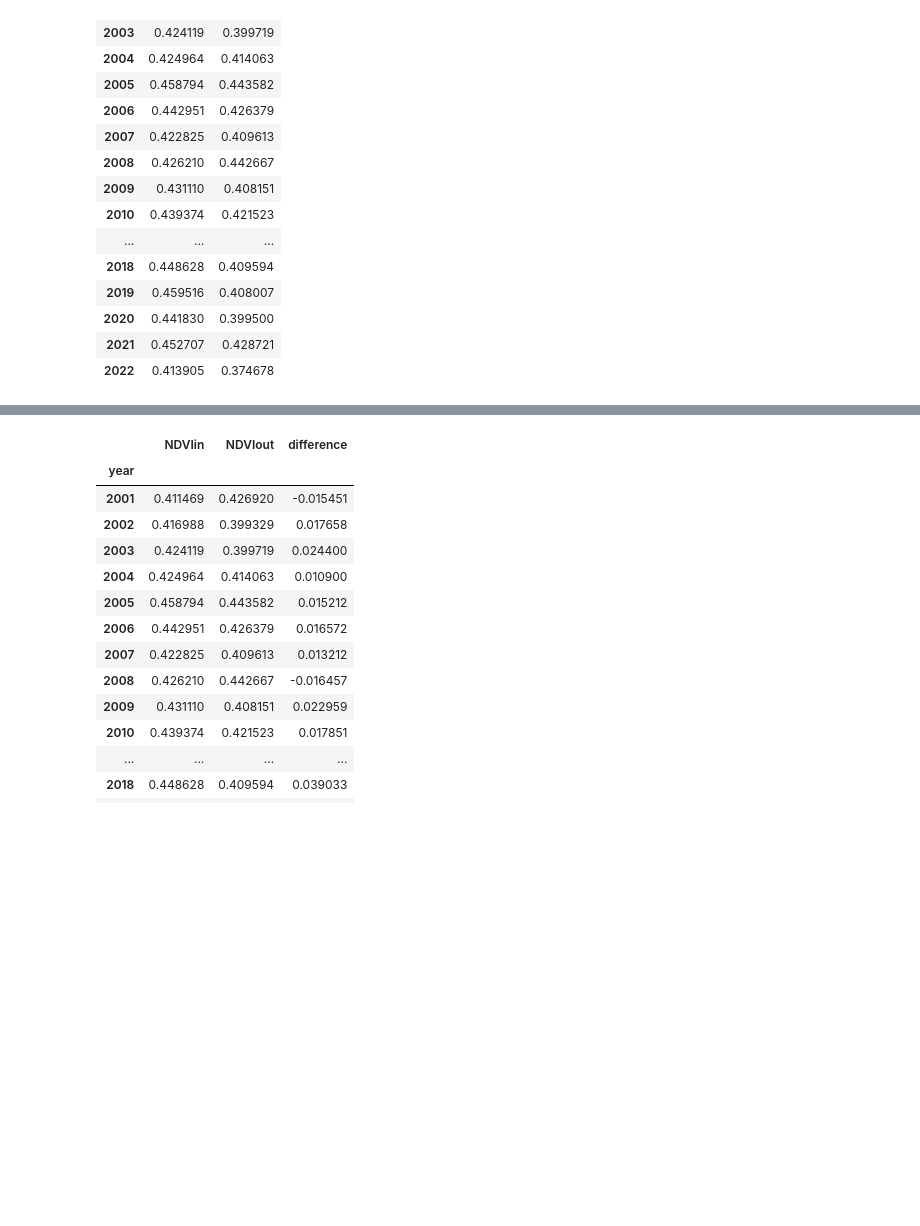
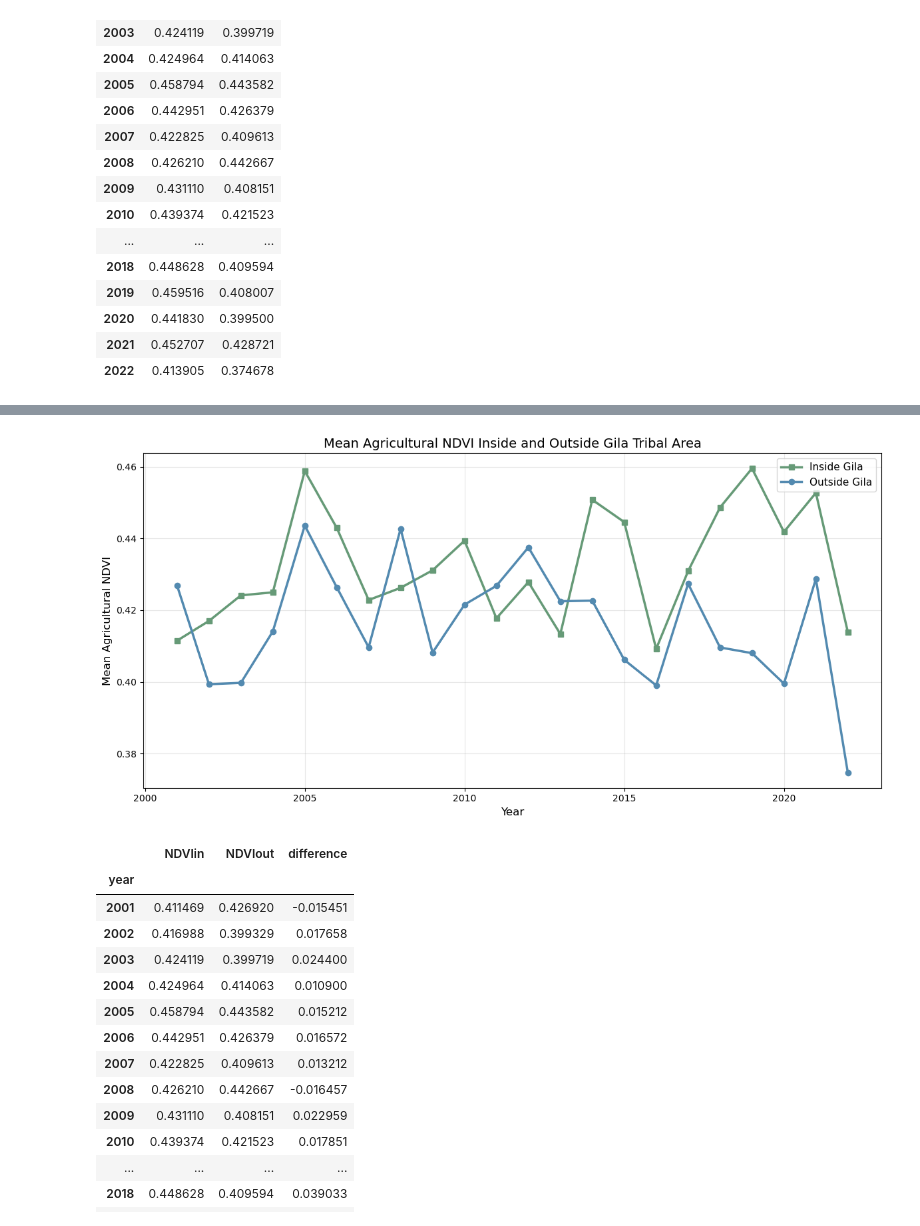
Before and after one commit to earthlab-education/04-vegetation-natshoff, a Jupyter notebook: notebooks/vegetation-05-portfolio.ipynb, the cells around one changed output, grey strips where cells are left out. Cells and saved outputs as stored; diff of their text form; code cells hidden in the pictures; blank space fills up the shorter version.

Commit message:
final plot

```diff
--- a/notebooks/vegetation-05-portfolio.ipynb
+++ b/notebooks/vegetation-05-portfolio.ipynb
@@ -419,7 +420,27 @@ july_ag_ndvi_df
 | 2021 | 0.452707 | 0.428721 |
 | 2022 | 0.413905 | 0.374678 |
 # %%
-# Plot inner vs. outer mean NDVI
+# Plot inner vs. outer mean NDVI with matplotlib
+fig, ax = plt.subplots(figsize=(12, 6))
 
-july_ag_ndvi_df.hvplot(title='Mean Agricultural NDVI Inside and Outside Gila Tribal Area')
+# Plot inside (green) and outside (red)
+july_ag_ndvi_df['NDVIin'].plot(ax=ax,
+                               color='#669a77',
+                               linewidth=2.5,
+                               label='Inside Gila',
+                               marker='s')
+july_ag_ndvi_df['NDVIout'].plot(ax=ax,
+                                color='#538ab0',
+                                linewidth=2.5,
+                                label='Outside Gila',
+                                marker='o')
+
+# Customize plot
+ax.set_xlabel('Year', fontsize=12)
+ax.set_ylabel('Mean Agricultural NDVI', fontsize=12)
+ax.set_title('Mean Agricultural NDVI Inside and Outside Gila Tribal Area', fontsize=14)
+ax.legend(fontsize=11)
+ax.grid(True, alpha=0.3)
+plt.tight_layout()
+plt.show()
 # %% [output]
@@ -427,3 +447,4 @@ july_ag_ndvi_df.hvplot(title='Mean Agricultural NDVI Inside and Outside Gila Tri
+[figure, added]
 # %%
 # Find the difference inside and outside the boundary
 
```
Also changed, not shown: parts of 3 cells of this notebook, 1 other file.
